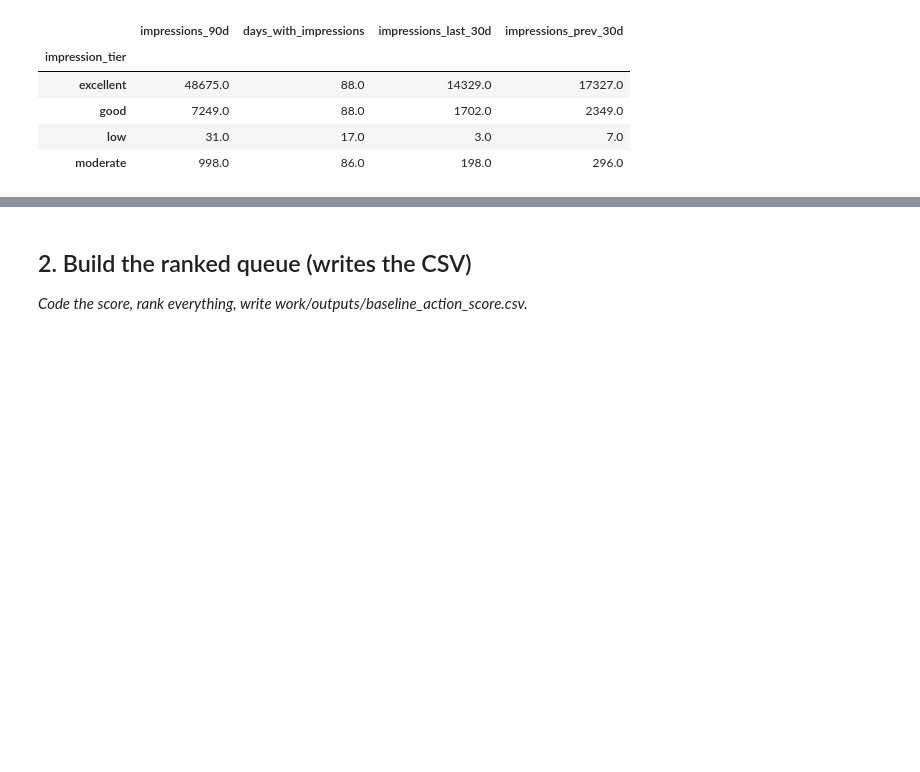
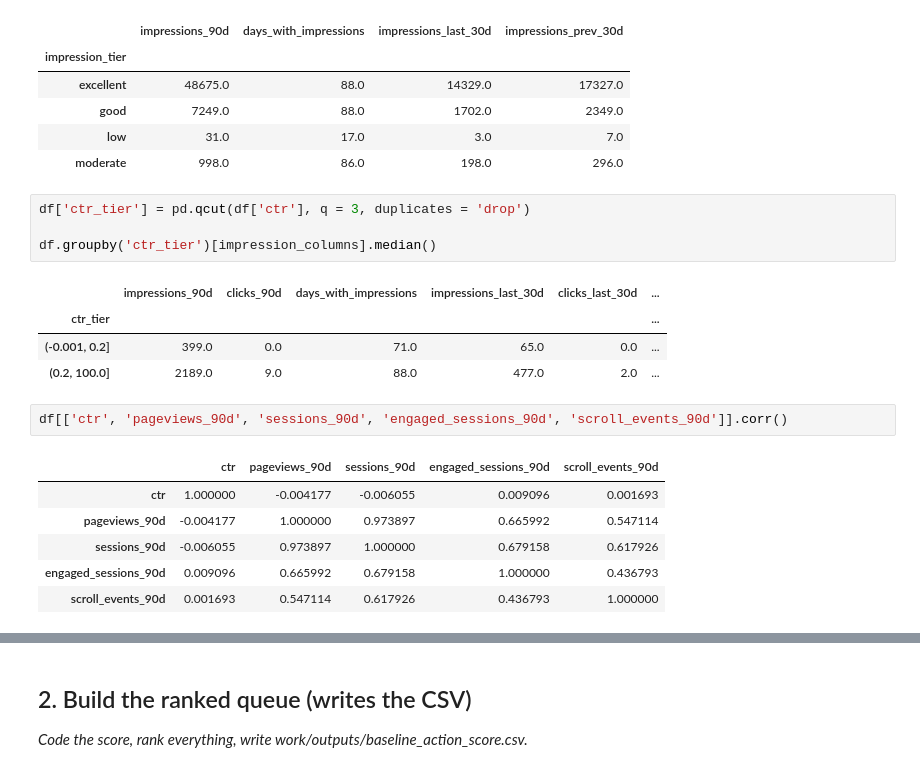
Before and after one commit to Maryam-Shile/flyrank_ml_internship, a Jupyter notebook: work/notebooks/w04_baseline_score.ipynb, the cells around one changed output, grey strips where cells are left out. Cells and saved outputs as stored; diff of their text form; blank space fills up the shorter version.

```diff
--- a/work/notebooks/w04_baseline_score.ipynb
+++ b/work/notebooks/w04_baseline_score.ipynb
@@ -58,3 +81,21 @@ df.groupby('impression_tier')[impression_columns].median()
 | good | 7249.0 | 88.0 | 1702.0 | 2349.0 |
 | low | 31.0 | 17.0 | 3.0 | 7.0 |
 | moderate | 998.0 | 86.0 | 198.0 | 296.0 |
+# %%
+df['ctr_tier'] = pd.qcut(df['ctr'], q = 3, duplicates = 'drop')
+
+df.groupby('ctr_tier')[impression_columns].median()
+# %% [output]
+|  | impressions_90d | clicks_90d | days_with_impressions | impressions_last_30d | clicks_last_30d | ... |
+| ctr_tier |  |  |  |  |  | ... |
+| (-0.001, 0.2] | 399.0 | 0.0 | 71.0 | 65.0 | 0.0 | ... |
+| (0.2, 100.0] | 2189.0 | 9.0 | 88.0 | 477.0 | 2.0 | ... |
+# %%
+df[['ctr', 'pageviews_90d', 'sessions_90d', 'engaged_sessions_90d', 'scroll_events_90d']].corr()
+# %% [output]
+|  | ctr | pageviews_90d | sessions_90d | engaged_sessions_90d | scroll_events_90d |
+| ctr | 1.000000 | -0.004177 | -0.006055 | 0.009096 | 0.001693 |
+| pageviews_90d | -0.004177 | 1.000000 | 0.973897 | 0.665992 | 0.547114 |
+| sessions_90d | -0.006055 | 0.973897 | 1.000000 | 0.679158 | 0.617926 |
+| engaged_sessions_90d | 0.009096 | 0.665992 | 0.679158 | 1.000000 | 0.436793 |
+| scroll_events_90d | 0.001693 | 0.547114 | 0.617926 | 0.436793 | 1.000000 |
```
Also changed, not shown: parts of 4 cells of this notebook.
